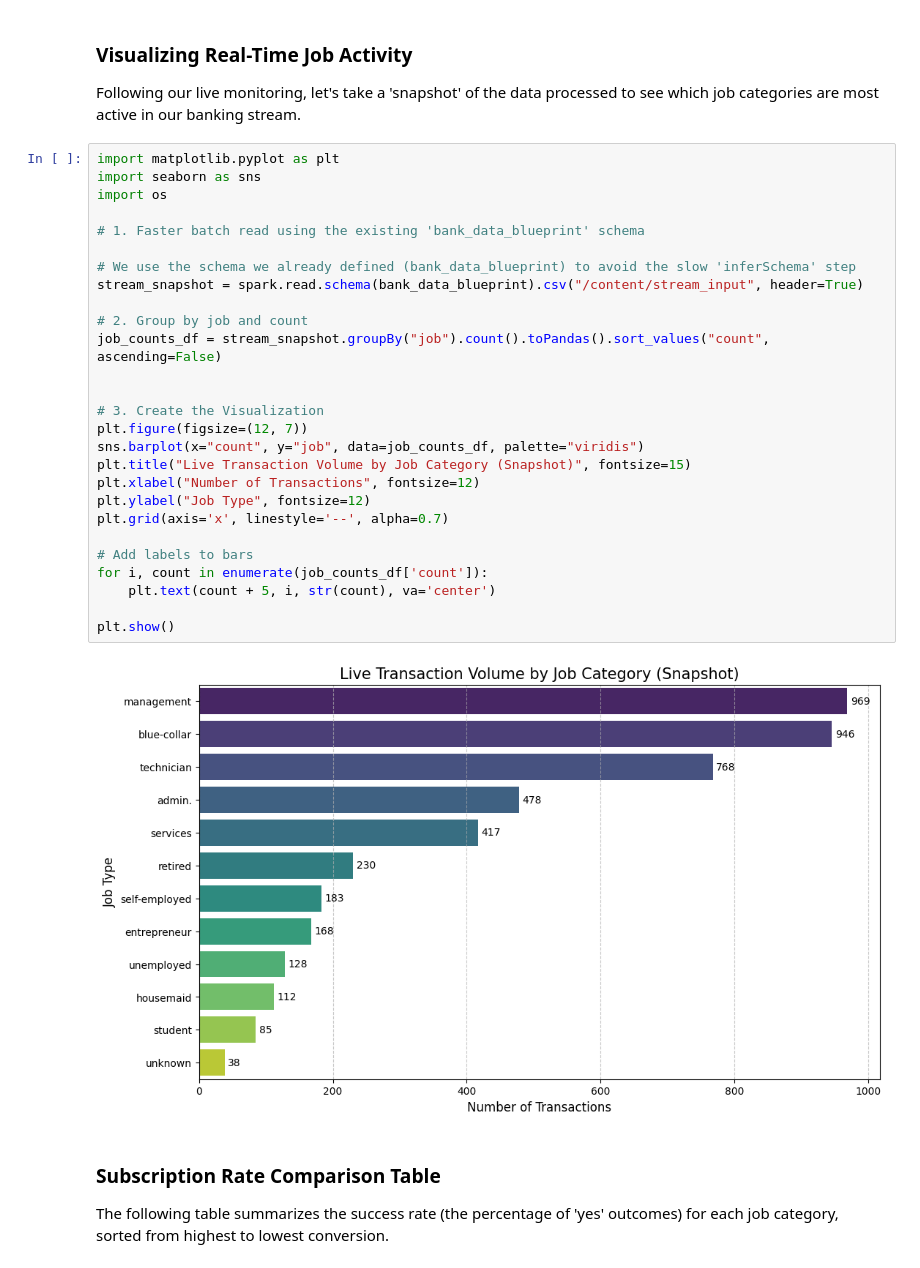
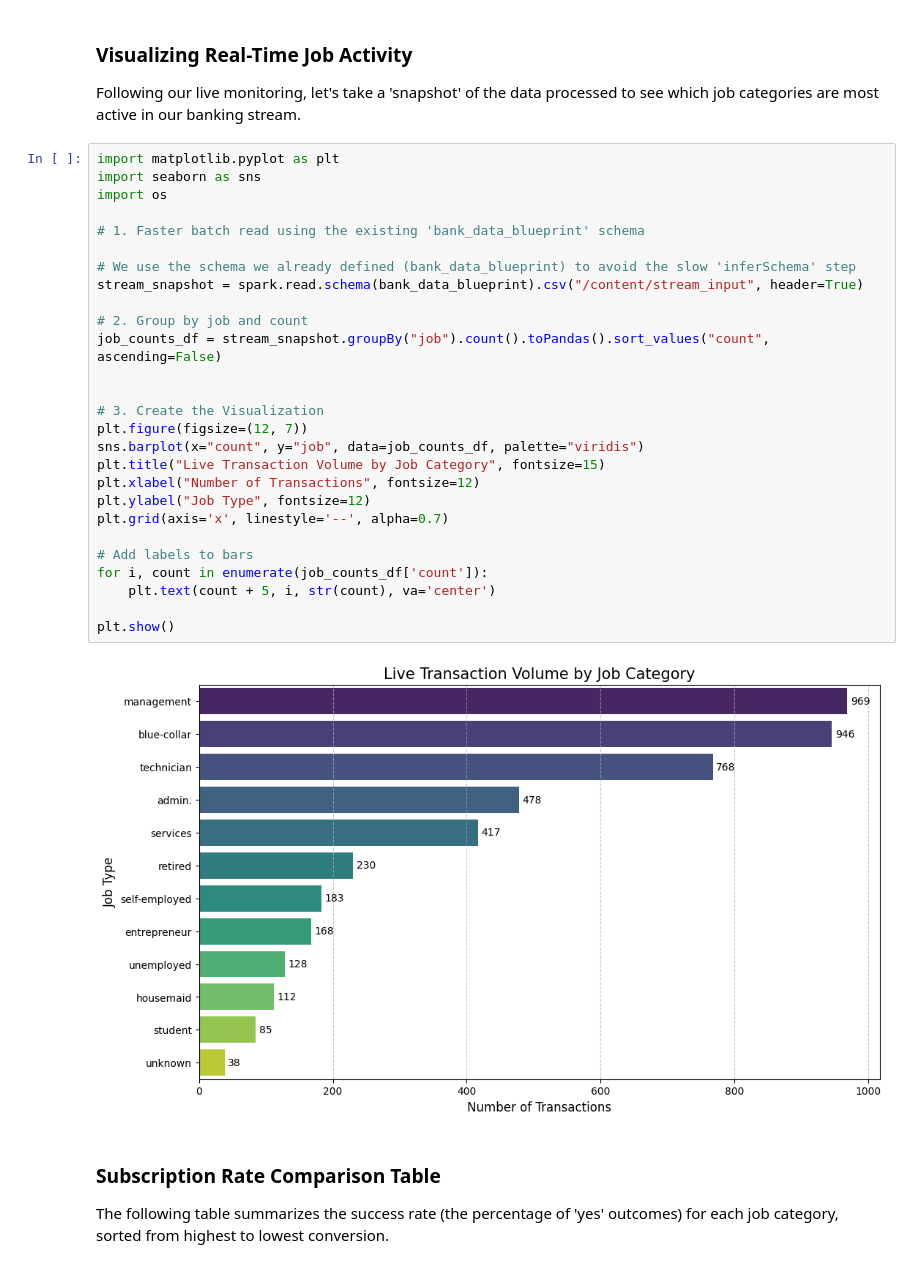
Before and after one commit to amol004/Financial-Forecasting-Frontier-Distributed-ML, a Jupyter notebook: Financial_Forecasting_Frontier_Distributed_ML.ipynb, the cells around one changed output. Drawn from its saved outputs; the diff is of its cells as text.

```diff
--- a/Financial_Forecasting_Frontier_Distributed_ML.ipynb
+++ b/Financial_Forecasting_Frontier_Distributed_ML.ipynb
@@ -1296,32 +1315,32 @@ Following our live monitoring, let's take a 'snapshot' of the data processed to
 # %%
 import matplotlib.pyplot as plt
 import seaborn as sns
 import os
 
 # 1. Faster batch read using the existing 'bank_data_blueprint' schema
 
 # We use the schema we already defined (bank_data_blueprint) to avoid the slow 'inferSchema' step
 stream_snapshot = spark.read.schema(bank_data_blueprint).csv("/content/stream_input", header=True)
 
 # 2. Group by job and count
 job_counts_df = stream_snapshot.groupBy("job").count().toPandas().sort_values("count", ascending=False)
 
 
 # 3. Create the Visualization
 plt.figure(figsize=(12, 7))
 sns.barplot(x="count", y="job", data=job_counts_df, palette="viridis")
-plt.title("Live Transaction Volume by Job Category (Snapshot)", fontsize=15)
+plt.title("Live Transaction Volume by Job Category", fontsize=15)
 plt.xlabel("Number of Transactions", fontsize=12)
 plt.ylabel("Job Type", fontsize=12)
 plt.grid(axis='x', linestyle='--', alpha=0.7)
 
 # Add labels to bars
 for i, count in enumerate(job_counts_df['count']):
     plt.text(count + 5, i, str(count), va='center')
 
 plt.show()
 # %% [output]
-[figure, old version]
+[figure, new version]
 # %% [markdown]
 ### **Subscription Rate Comparison Table**
 The following table summarizes the success rate (the percentage of 'yes' outcomes) for each job category, sorted from highest to lowest conversion.
```
Also changed, not shown: parts of 7 cells of this notebook.
